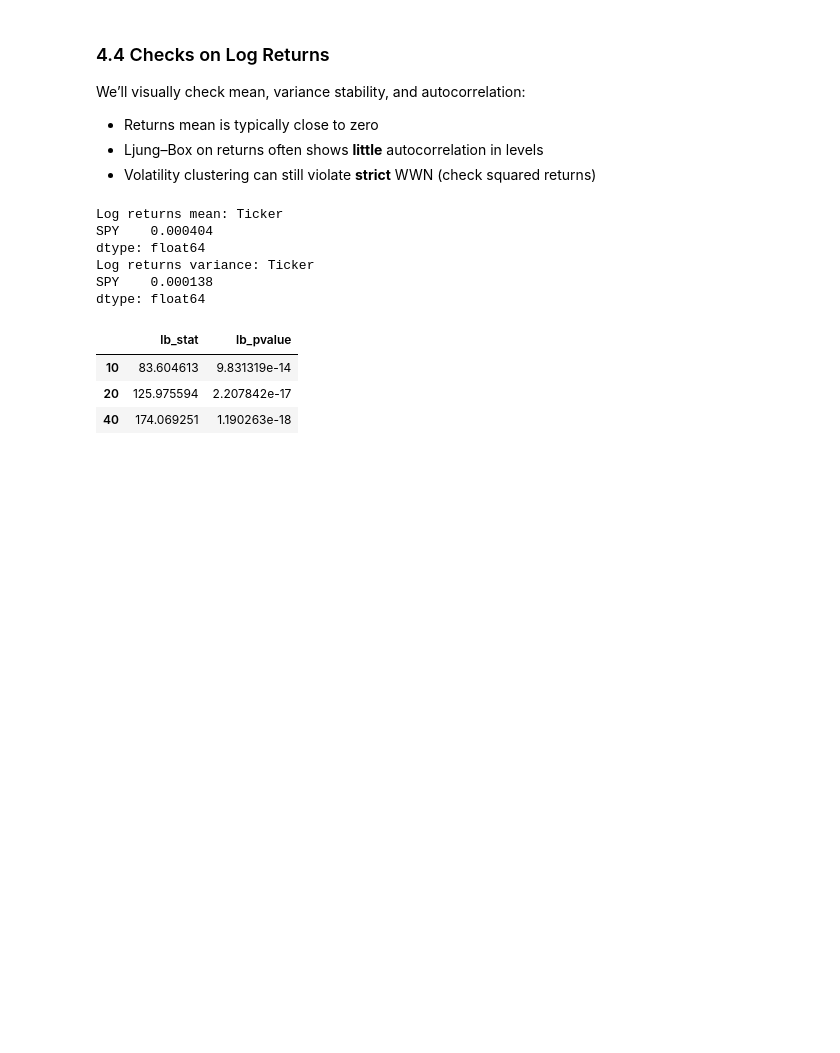
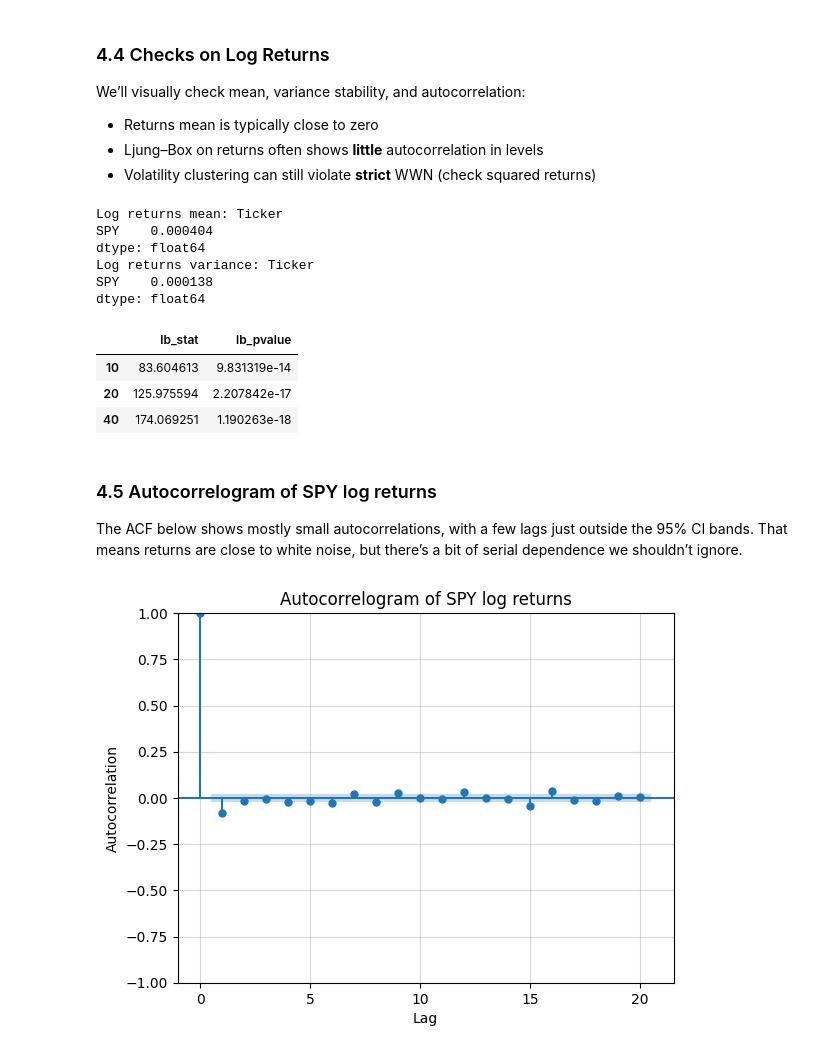
Before and after one commit to emschutt/Weak-White-Noise, a Jupyter notebook: WeakWhiteNoise.ipynb, the cells around one changed output. Cells and saved outputs as stored; diff of their text form; code cells hidden in the pictures; blank space fills up the shorter version.

Commit message:
Updates on plots and final takes

```diff
--- a/WeakWhiteNoise.ipynb
+++ b/WeakWhiteNoise.ipynb
@@ -259,3 +272,18 @@ dtype: float64
 | 10 | 83.604613 | 9.831319e-14 |
 | 20 | 125.975594 | 2.207842e-17 |
 | 40 | 174.069251 | 1.190263e-18 |
+# %% [markdown]
+### 4.5 Autocorrelogram of SPY log returns
+
+The ACF below shows mostly small autocorrelations, with a few lags just outside the 95% CI bands. That means returns are close to white noise, but there’s a bit of serial dependence we shouldn’t ignore.
+# %%
+# Plot the Autocorrelogram
+fig, ax = plt.subplots()
+plot_acf(log_returns, lags=20, alpha=0.05, ax=ax)
+ax.set_title("Autocorrelogram of SPY log returns")
+ax.set_xlabel("Lag")
+ax.set_ylabel("Autocorrelation")
+plt.grid(True, linestyle="-", alpha=0.5)
+plt.show()
+# %% [output]
+[figure, added]
```
Also changed, not shown: parts of 12 cells of this notebook.
